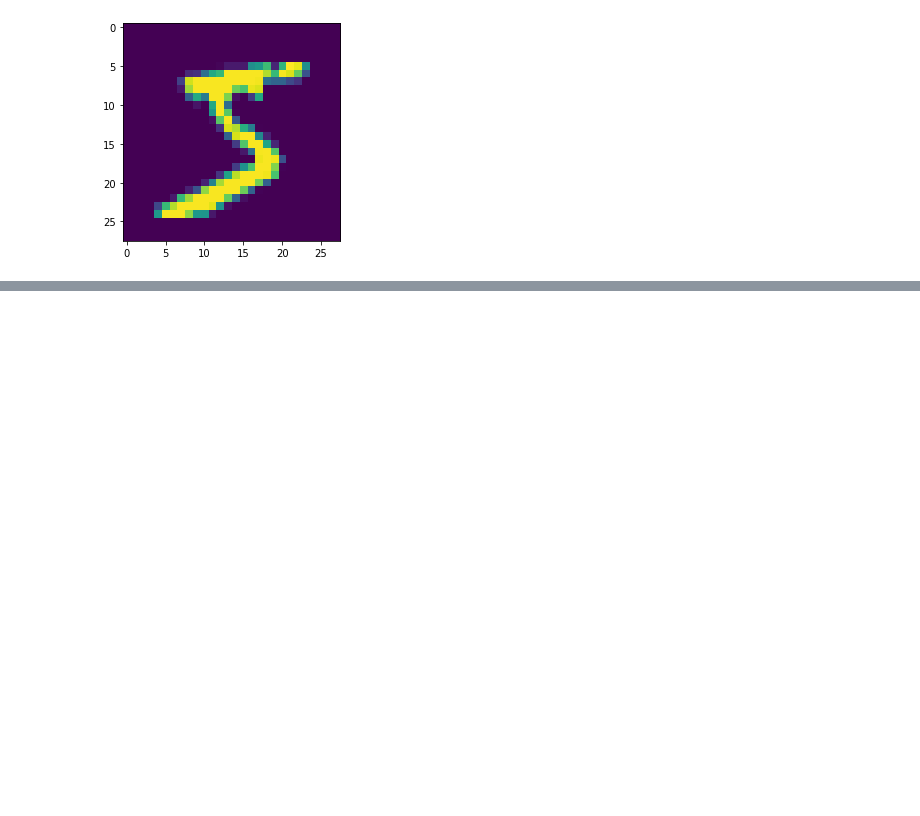
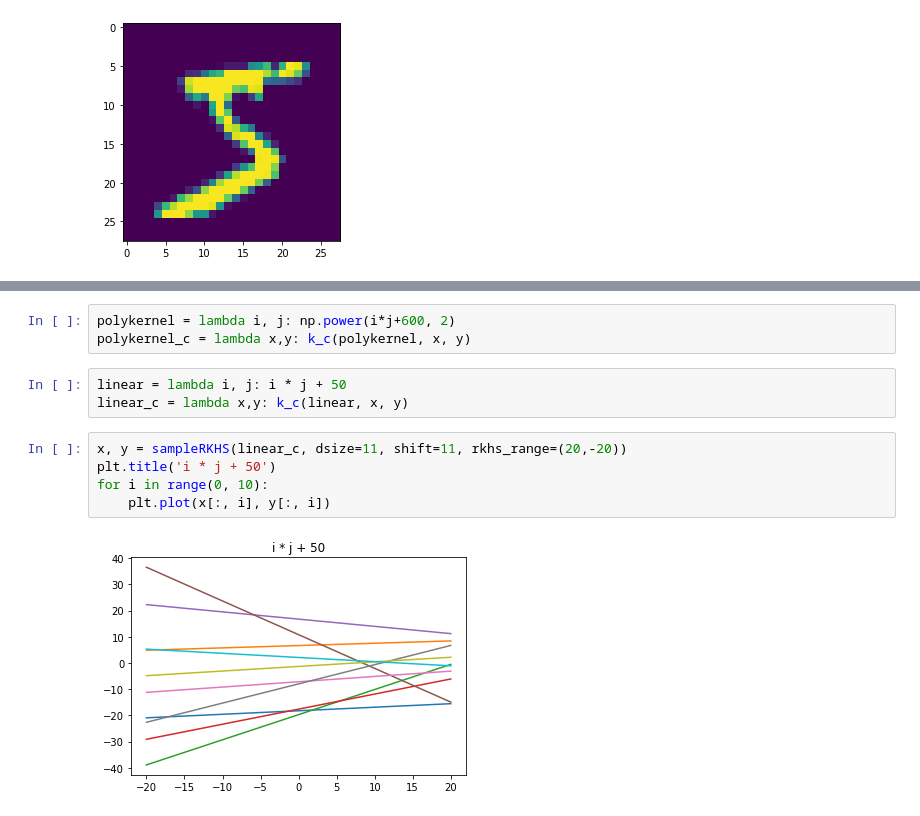
Before and after one commit to karasjoh000/KernelPCA, a Jupyter notebook: h2.ipynb, the cells around one changed output, grey strips where cells are left out. Drawn from its saved outputs; the diff is of its cells as text; blank space fills up the shorter version.

```diff
--- a/h2.ipynb
+++ b/h2.ipynb
@@ -79,0 +198,13 @@ def sampleRKHS(kernelfunc, dsize=10, center=True, ssize=12, rkhs_range=(-4,4), f
+# %%
+polykernel = lambda i, j: np.power(i*j+600, 2)
+polykernel_c = lambda x,y: k_c(polykernel, x, y)
+# %%
+linear = lambda i, j: i * j + 50
+linear_c = lambda x,y: k_c(linear, x, y)
+# %%
+x, y = sampleRKHS(linear_c, dsize=11, shift=11, rkhs_range=(20,-20))
+plt.title('i * j + 50')
+for i in range(0, 10):
+    plt.plot(x[:, i], y[:, i])
+# %% [output]
+[figure, added]
```
Also changed, not shown: parts of 13 cells of this notebook, 8 other files.
